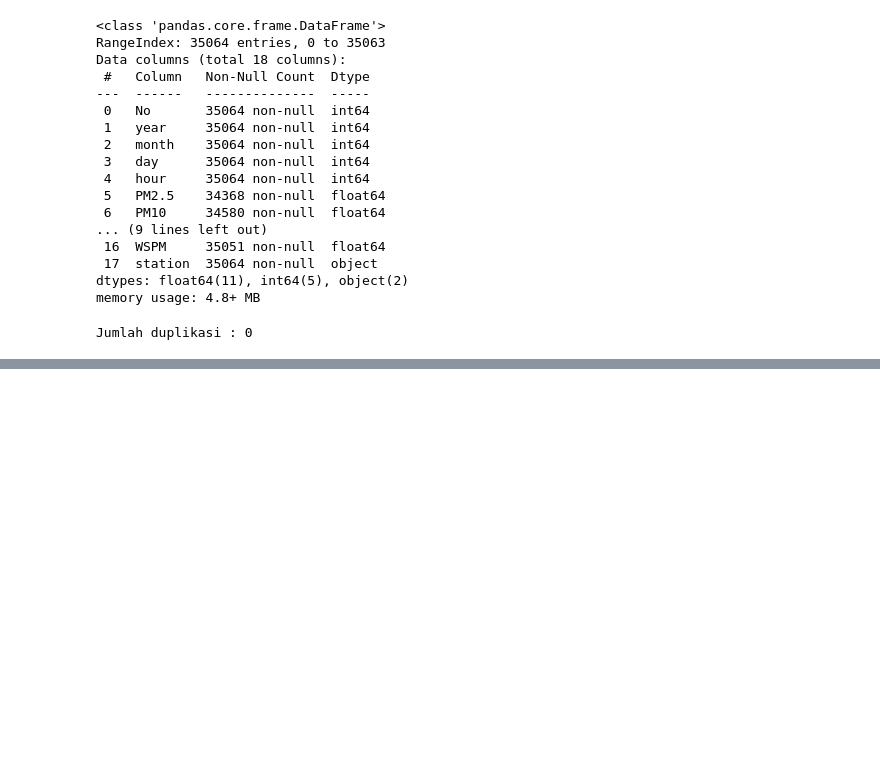
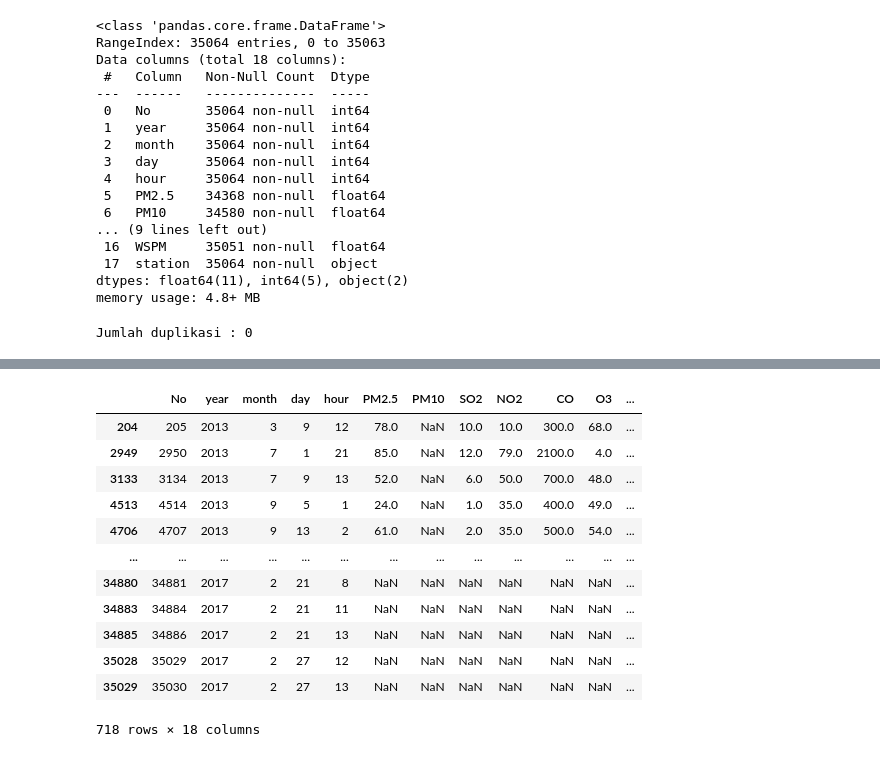
Before and after one commit to yodifm/subs_dicoding, a Jupyter notebook: notebook.ipynb, the cells around one changed output, grey strips where cells are left out. Cells and saved outputs as stored; diff of their text form; code cells hidden in the pictures; blank space fills up the shorter version.

```diff
--- a/notebook.ipynb
+++ b/notebook.ipynb
@@ -653,3 +653,21 @@ wanshouxigong_df.describe()
 | 50% | 17532.500000 | 2015.000000 | 7.000000 | 16.000000 | 11.500000 | 60.000000 | 91.000000 | 8.000000 | 49.00000 | 1000.000000 | 42.000000 | ... |
 | 75% | 26298.250000 | 2016.000000 | 10.000000 | 23.000000 | 17.250000 | 116.000000 | 154.000000 | 21.000000 | 77.00000 | 1700.000000 | 82.000000 | ... |
 | max | 35064.000000 | 2017.000000 | 12.000000 | 31.000000 | 23.000000 | 999.000000 | 961.000000 | 411.000000 | 251.00000 | 9800.000000 | 358.000000 | ... |
+# %%
+#Show missing value
+
+aotizhongxin_df[aotizhongxin_df.PM10.isna()]
+# %% [output]
+|  | No | year | month | day | hour | PM2.5 | PM10 | SO2 | NO2 | CO | O3 | ... |
+| 204 | 205 | 2013 | 3 | 9 | 12 | 78.0 | NaN | 10.0 | 10.0 | 300.0 | 68.0 | ... |
+| 2949 | 2950 | 2013 | 7 | 1 | 21 | 85.0 | NaN | 12.0 | 79.0 | 2100.0 | 4.0 | ... |
+| 3133 | 3134 | 2013 | 7 | 9 | 13 | 52.0 | NaN | 6.0 | 50.0 | 700.0 | 48.0 | ... |
+| 4513 | 4514 | 2013 | 9 | 5 | 1 | 24.0 | NaN | 1.0 | 35.0 | 400.0 | 49.0 | ... |
+| 4706 | 4707 | 2013 | 9 | 13 | 2 | 61.0 | NaN | 2.0 | 35.0 | 500.0 | 54.0 | ... |
+| ... | ... | ... | ... | ... | ... | ... | ... | ... | ... | ... | ... | ... |
+| 34880 | 34881 | 2017 | 2 | 21 | 8 | NaN | NaN | NaN | NaN | NaN | NaN | ... |
+| 34883 | 34884 | 2017 | 2 | 21 | 11 | NaN | NaN | NaN | NaN | NaN | NaN | ... |
+| 34885 | 34886 | 2017 | 2 | 21 | 13 | NaN | NaN | NaN | NaN | NaN | NaN | ... |
+| 35028 | 35029 | 2017 | 2 | 27 | 12 | NaN | NaN | NaN | NaN | NaN | NaN | ... |
+| 35029 | 35030 | 2017 | 2 | 27 | 13 | NaN | NaN | NaN | NaN | NaN | NaN | ... |
+718 rows × 18 columns
```
Also changed, not shown: parts of 48 cells of this notebook, 2 other files.
